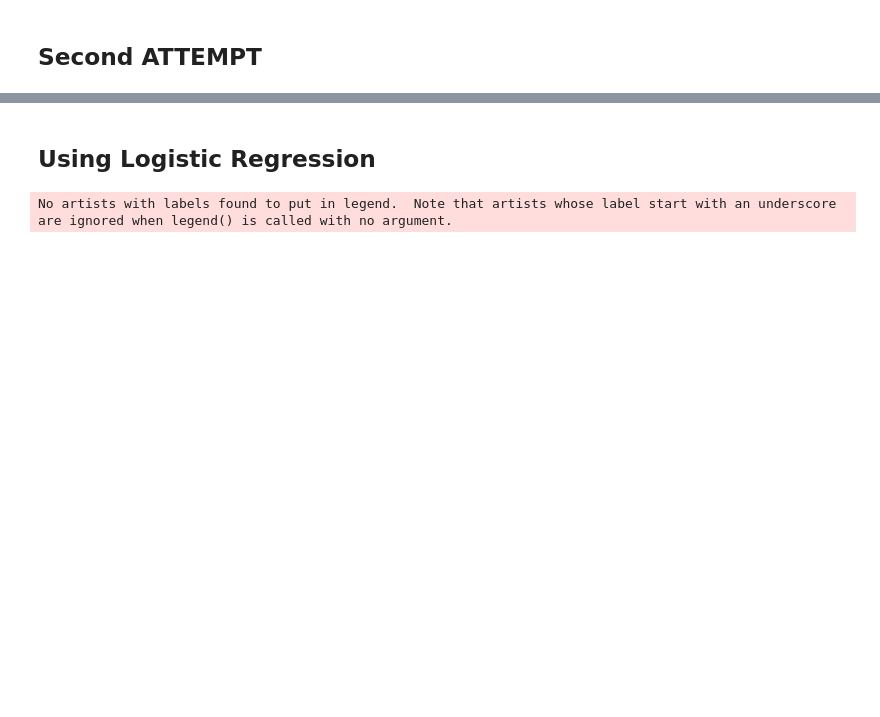
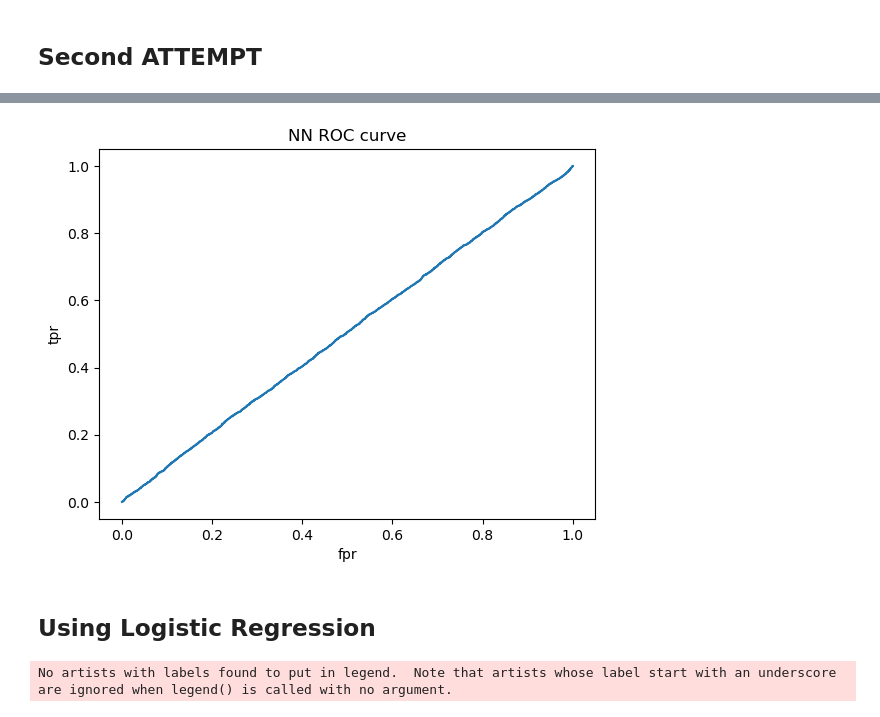
Before and after one commit to coldstrel/ML_project, a Jupyter notebook: ML_Project.ipynb, the cells around one changed output, grey strips where cells are left out. Cells and saved outputs as stored; diff of their text form; code cells hidden in the pictures; blank space fills up the shorter version.

Commit message:
ROC Curves

```diff
--- a/ML_Project.ipynb
+++ b/ML_Project.ipynb
@@ -733,3 +751,15 @@ print(y_test[0:10],"\n", y_pred[0:10])
+# %%
+fpr, tpr, thresholds = roc_curve(y_test, y_pred)
+
+
+plt.plot()
+plt.plot(fpr,tpr, label='LGBM')
+plt.xlabel('fpr')
+plt.ylabel('tpr')
+plt.title(f'NN ROC curve')
+plt.show()
+# %% [output]
+[figure, added]
 # %% [markdown]
 ## Using Logistic Regression
 # %%
```
Also changed, not shown: parts of 23 cells of this notebook.
